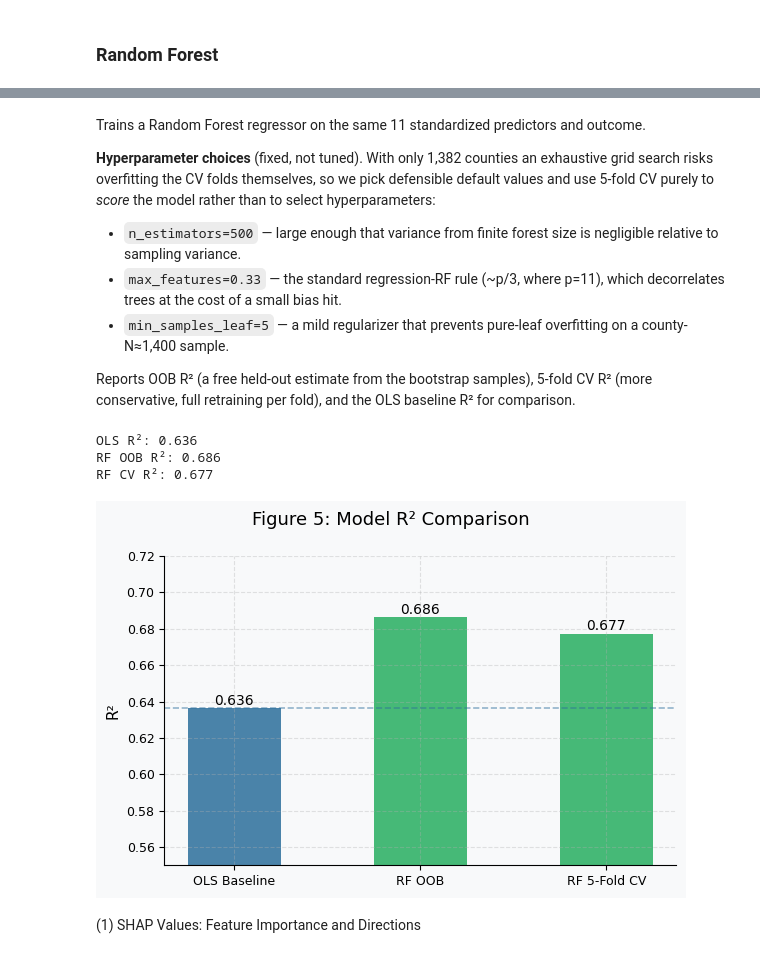
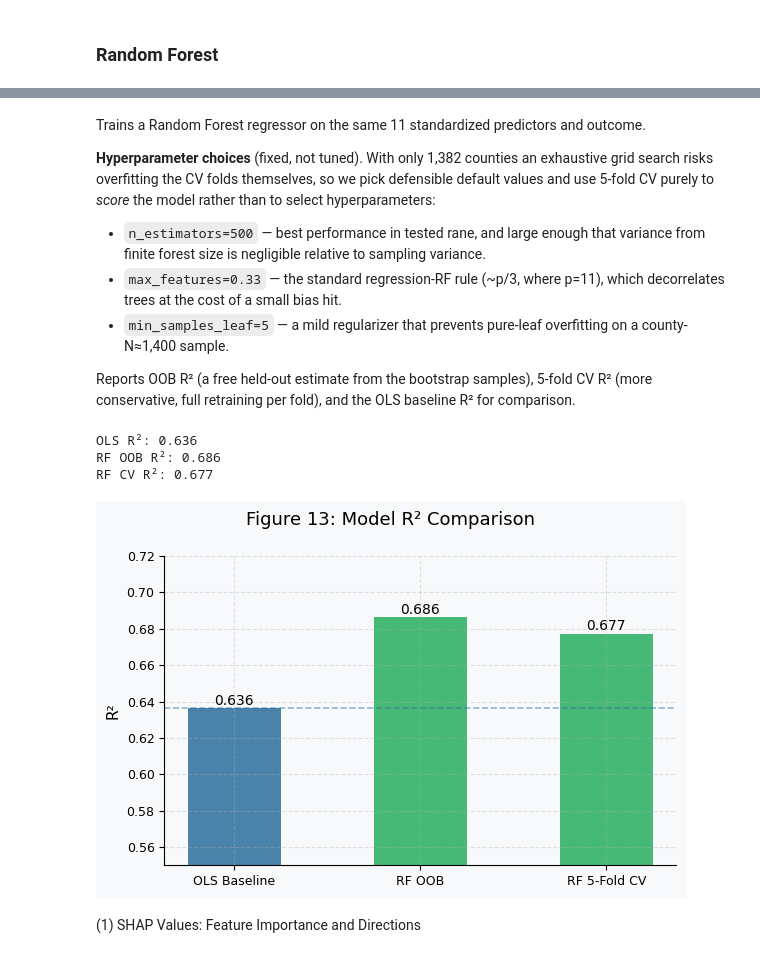
Before and after one commit to V-1414/Econ_148_Project3, a Jupyter notebook: Analysis/draft2.ipynb, the cells around one changed output, grey strips where cells are left out. Cells and saved outputs as stored; diff of their text form; code cells hidden in the pictures.

```diff
--- a/Analysis/draft2.ipynb
+++ b/Analysis/draft2.ipynb
@@ -488,0 +570,28 @@ plt.tight_layout()
+# %%
+%matplotlib inline
+
+eda_labels = {
+    "social_capital": "Social Capital", "single_parent": "Single-Parent Share",
+    "school_quality": "School Quality (Score, Adj.)", "poor_share2010": "Poverty Share",
+    "commute": "Mean Commute Time", "inequality": "Gini Inequality",
+    "student_teacher_ratio": "Student-Teacher Ratio",
+    "seg_race": "Segregation (Race)", "seg_income": "Segregation (Income)",
+}
+
+def scatter_with_fit(ax, x, y, label, color):
+    ax.scatter(x, y, alpha=0.25, s=7, color=color, edgecolors="none")
+    coef = np.polyfit(x, y, 1)
+    xs = np.linspace(x.min(), x.max(), 100)
+    ax.plot(xs, np.polyval(coef, xs), color="black", lw=1.4, ls="--")
+    ax.set_title(f"{label}  (r = {np.corrcoef(x, y)[0,1]:+.2f})", fontsize=10)
+    ax.set_xlabel(label, fontsize=8); ax.set_ylabel("Mobility", fontsize=8)
+
+ranked = sorted(eda_labels.keys(), key=lambda p: -abs(analytic[[p,"mobility"]].corr().iloc[0,1]))
+
+fig, axes = plt.subplots(3, 3, figsize=(13, 10))
+fig.suptitle("Figure 7: Mobility vs Each Main Predictor (with OLS fit and Pearson r)", fontsize=14, y=1.00)
+for ax, pred in zip(axes.flat, ranked):
+    sub = analytic[[pred, "mobility"]].dropna()
+    scatter_with_fit(ax, sub[pred].values, sub["mobility"].values, eda_labels[pred], BLUE)
+
+plt.tight_layout()
@@ -774,7 +1086,7 @@ Trains a Random Forest regressor on the same 11 standardized predictors and outc
 
 **Hyperparameter choices** (fixed, not tuned). With only 1,382 counties an exhaustive grid search risks overfitting the CV folds themselves, so we pick defensible default values and use 5-fold CV purely to *score* the model rather than to select hyperparameters:
 
-- `n_estimators=500` — large enough that variance from finite forest size is negligible relative to sampling variance.
+- `n_estimators=500` — best performance in tested rane, and large enough that variance from finite forest size is negligible relative to sampling variance.
 - `max_features=0.33` — the standard regression-RF rule (~p/3, where p=11), which decorrelates trees at the cost of a small bias hit.
 - `min_samples_leaf=5` — a mild regularizer that prevents pure-leaf overfitting on a county-N≈1,400 sample.
 
@@ -797,36 +1109,36 @@ rf = RandomForestRegressor(
     random_state=SEED,
     n_jobs=-1
 )
 rf.fit(X, y_vals)
 
 cv = KFold(n_splits=5, shuffle=True, random_state=SEED)
 cv_r2 = cross_val_score(rf, X, y_vals, cv=cv, scoring="r2").mean()
 oob_r2 = rf.oob_score_
 ols_r2 = ols_base.rsquared
 
 print(f"OLS R²: {ols_r2:.3f}")
 print(f"RF OOB R²: {oob_r2:.3f}")
 print(f"RF CV R²: {cv_r2:.3f}")
 
-# Figure 5: model comparison bar
+# Figure 13: model comparison bar
 fig, ax = plt.subplots(figsize=(6, 4))
-fig.suptitle("Figure 5: Model R² Comparison", fontsize=13)
+fig.suptitle("Figure 13: Model R² Comparison", fontsize=13)
 labels = ["OLS Baseline", "RF OOB", "RF 5-Fold CV"]
 vals = [ols_r2, oob_r2, cv_r2]
 colors_ = [BLUE, GREEN, GREEN]
 bars = ax.bar(labels, vals, color=colors_, alpha=0.85, width=0.5)
 ax.set_ylim(0.55, 0.72)
 ax.set_ylabel("R²")
 for bar, v in zip(bars, vals):
     ax.text(bar.get_x() + bar.get_width()/2, v + 0.002,
             f"{v:.3f}", ha="center", fontsize=10)
 ax.axhline(ols_r2, color=BLUE, lw=1.2, ls="--", alpha=0.5)
 plt.tight_layout()
 # %% [output]
 OLS R²: 0.636
 RF OOB R²: 0.686
 RF CV R²: 0.677
-[figure, old version]
+[figure, new version]
 # %% [markdown]
 (1) SHAP Values: Feature Importance and Directions
 # %%
```
Also changed, not shown: parts of 49 cells of this notebook.
